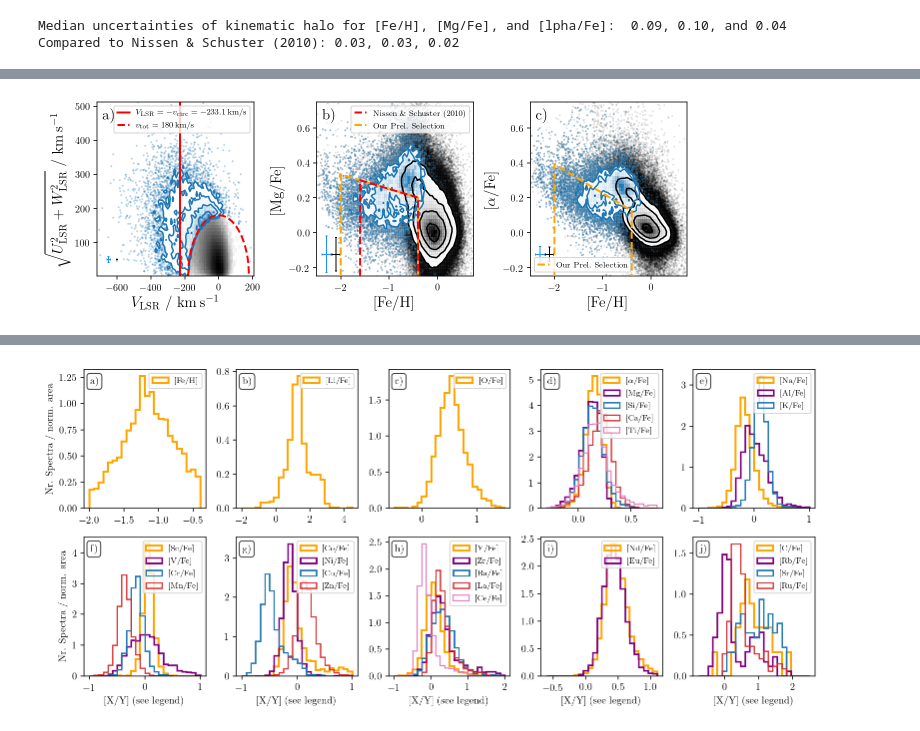
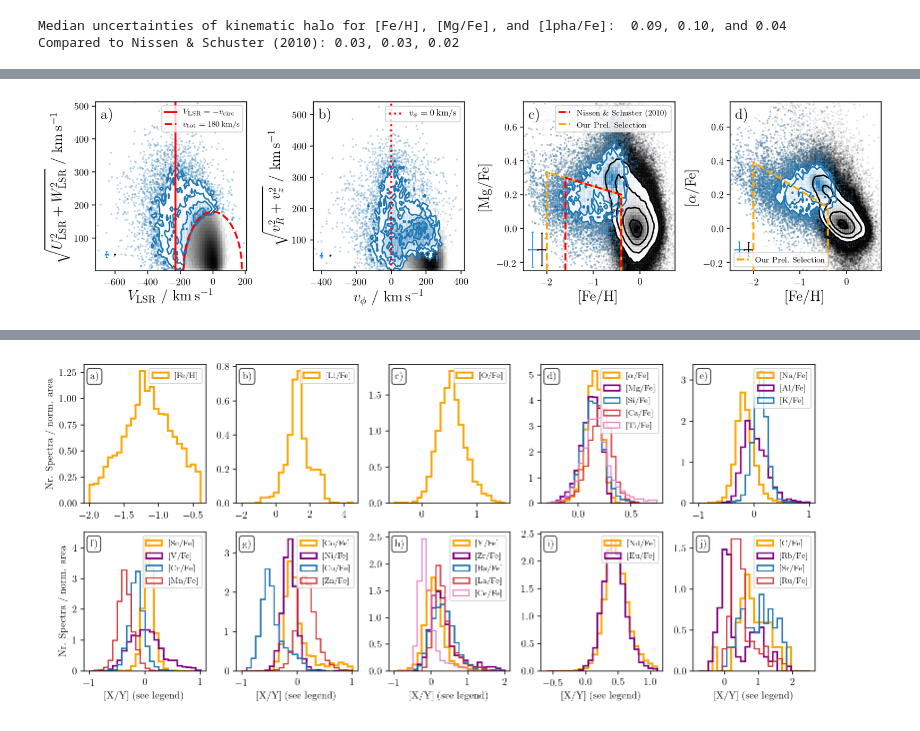
Before and after one commit to svenbuder/Accreted-stars-in-GALAH-DR3, a Jupyter notebook: figures/chemical_differences.ipynb, the cells around one changed output, grey strips where cells are left out. Cells and saved outputs as stored; diff of their text form; code cells hidden in the pictures.

Commit message:
merge figures

```diff
--- a/figures/chemical_differences.ipynb
+++ b/figures/chemical_differences.ipynb
@@ -603,7 +603,7 @@ def plot_nissen_selection_corner():
 
     """
 
-    f, (ax1, ax2, ax3) = plt.subplots(1,3,figsize=(9,3.),constrained_layout=True)
+    f, (ax1, ax11, ax2, ax3) = plt.subplots(1,4,figsize=(12,3.),constrained_layout=True)
 
     # Panel a)
     toomre_kwargs = dict(bins=(np.linspace(-699,299,100),np.linspace(0,499,50)), cmin=1)
@@ -673,7 +673,7 @@ def plot_nissen_selection_corner():
         ],
         fmt='none',lw=1,c='dodgerblue',capsize=1
     )
-    ax1.axvline(-229,c='r',ls='-',lw=2,label=r'$V_\text{LSR} = - v_\text{circ} = -233.1\,\mathrm{km/s}$')
+    ax1.axvline(-229,c='r',ls='-',lw=2,label=r'$V_\text{LSR} = - v_\text{circ}$')
     #ax1.axvline(-248.27,c='r',ls='dotted',lw=2,label='$V = - V_\odot = -248.27\,\mathrm{km/s}$')
     ax1.plot(np.linspace(-180,180,100),np.sqrt(180**2-np.linspace(-180,180,100)**2),ls='dashed',lw=2,c='r',label='$v_\mathrm{tot} = 180\,\mathrm{km/s}$')
     #c1 = plt.colorbar(h1[3],ax=ax1,location='top')
@@ -683,6 +683,83 @@ def plot_nissen_selection_corner():
     ax1.legend(fontsize=8,loc='upper right',handlelength=1.5,columnspacing=0.5)
 
     # Panel b)
+    toomre_kwargs = dict(bins=(np.linspace(-499,499,100),np.linspace(0,499,50)), cmin=1)
+    ax11.set_xlim(-499,499)
+    ax11.set_ylim(0,499)
+
+    h1 = ax11.hist2d(
+        data['vT_Rzphi'][basic_cuts_mgalpha & (~stars_with_high_vtot)],
+        np.sqrt(
+            (data['vR_Rzphi'][basic_cuts_mgalpha & (~stars_with_high_vtot)])**2+
+            (data['vz_Rzphi'][basic_cuts_mgalpha & (~stars_with_high_vtot)])**2
+        ),
+        label='GALAH~DR3',cmap='Greys',norm=LogNorm(),vmax=10**4,
+        **toomre_kwargs
+    )
+    ax11.errorbar(
+        [-350],
+        [50],
+        xerr=[
+            [np.median(data['vT_Rzphi_95'][basic_cuts_mgalpha] - data['vT_Rzphi_50'][basic_cuts_mgalpha])],
+            [np.median(data['vT_Rzphi_50'][basic_cuts_mgalpha] - data['vT_Rzphi_5'][basic_cuts_mgalpha])]
+        ],
+        yerr=[
+            [np.sqrt(
+                np.median(data['vR_Rzphi_95'][basic_cuts_mgalpha] - data['vR_Rzphi_50'][basic_cuts_mgalpha])**2+
+                np.median(data['vz_Rzphi_95'][basic_cuts_mgalpha] - data['vz_Rzphi_50'][basic_cuts_mgalpha])**2
+            )],
+            [np.sqrt(
+                np.median(data['vR_Rzphi_50'][basic_cuts_mgalpha] - data['vR_Rzphi_5'][basic_cuts_mgalpha])**2+
+                np.median(data['vz_Rzphi_50'][basic_cuts_mgalpha] - data['vz_Rzphi_5'][basic_cuts_mgalpha])**2
+            )]
+        ],
+        fmt='none',lw=1,c='k',capsize=1
+    )
+
+    corner.hist2d(
+        data['vT_Rzphi'][stars_with_high_vtot],
+        np.sqrt(
+            (-data['vR_Rzphi'][stars_with_high_vtot])**2+
+            (data['vz_Rzphi'][stars_with_high_vtot])**2
+        ),
+        label='$v_\mathrm{LSR,tot} > 180\,\mathrm{km\,s^{-1}}$',
+        bins=(np.linspace(-499,499,100),np.linspace(0,499,50)),
+        color='C0',
+        #levels=(0.50,0.68,),
+        ax=ax11,
+        data_kwargs = dict(alpha=0.3),
+        rasterized=True,
+        #**toomre_kwargs
+    )
+    ax11.errorbar(
+        [-400],
+        [50],
+        xerr=[
+            [np.median(data['vT_Rzphi_95'][stars_with_high_vtot] - data['vT_Rzphi_50'][stars_with_high_vtot])],
+            [np.median(data['vT_Rzphi_50'][stars_with_high_vtot] - data['vT_Rzphi_5'][stars_with_high_vtot])]
+        ],
+        yerr=[
+            [np.sqrt(
+                np.median(data['vR_Rzphi_95'][stars_with_high_vtot] - data['vR_Rzphi_50'][stars_with_high_vtot])**2+
+                np.median(data['vz_Rzphi_95'][stars_with_high_vtot] - data['vz_Rzphi_50'][stars_with_high_vtot])**2
+            )],
+            [np.sqrt(
+                np.median(data['vR_Rzphi_50'][stars_with_high_vtot] - data['vR_Rzphi_5'][stars_with_high_vtot])**2+
+                np.median(data['vz_Rzphi_50'][stars_with_high_vtot] - data['vz_Rzphi_5'][stars_with_high_vtot])**2
+            )]
+        ],
+        fmt='none',lw=1,c='dodgerblue',capsize=1
+    )
+    #ax1.axvline(-229,c='r',ls='-',lw=2,label='$V = - v_\text{circ} = -233.1\,\mathrm{km/s}$')
+    ax11.axvline(0,c='r',ls='dotted',lw=2,label='$v_\phi = 0\,\mathrm{km/s}$')
+    #ax11.plot(np.linspace(-180,180,100),np.sqrt(180**2-np.linspace(-180,180,100)**2),ls='dashed',lw=2,c='r',label='$v_\mathrm{tot} = 180\,\mathrm{km/s}$')
+    #c1 = plt.colorbar(h1[3],ax=ax1,location='top')
+    #c1.set_label(r'GALAH~DR3 (with quality cuts)')
+    ax11.set_xlabel(r'$v_\phi$ / $\mathrm{km\,s^{-1}}$',fontsize=15)
+    ax11.set_ylabel(r'$\sqrt{v_R^2+v_z^2}$ / $\mathrm{km\,s^{-1}}$',fontsize=15)
+    ax11.legend(fontsize=9,loc='upper right',handlelength=1.5,columnspacing=0.5)
+
+    # Panel c)
     bins=(np.linspace(-2.5,0.75,75),np.linspace(-0.25,0.75,50))
     feh_alpha_fe_kwargs = dict(bins=bins, cmin=1)
 
@@ -743,7 +820,7 @@ def plot_nissen_selection_corner():
     ax2.set_xlim(-2.5,0.75)
     ax2.set_ylim(-0.25,0.75)
 
-    # Panel c)
+    # Panel d)
 
     bins=(np.linspace(-2.5,0.75,75),np.linspace(-0.25,0.75,50))
     feh_alpha_fe_kwargs = dict(bins=bins, cmin=1)
@@ -803,8 +880,9 @@ def plot_nissen_selection_corner():
 
     props = dict(facecolor='w', edgecolor='None', alpha=0.85)
     ax1.text(0.035,0.9,panels[0],fontsize=15, transform=ax1.transAxes,bbox=props)
-    ax2.text(0.035,0.9,panels[1],fontsize=15, transform=ax2.transAxes,bbox=props)
-    ax3.text(0.035,0.9,panels[2],fontsize=15, transform=ax3.transAxes,bbox=props)
+    ax11.text(0.035,0.9,panels[1],fontsize=15, transform=ax11.transAxes,bbox=props)
+    ax2.text(0.035,0.9,panels[2],fontsize=15, transform=ax2.transAxes,bbox=props)
+    ax3.text(0.035,0.9,panels[3],fontsize=15, transform=ax3.transAxes,bbox=props)
 
     #plt.tight_layout()
 
@@ -816 +895 @@ CHANGE TO INITIAL [FE/H] SELECTION: now < -0.4 instead of -0.5
-[figure, old version]
+[figure, new version]
```
Also changed, not shown: parts of 7 cells of this notebook, 19 other files.
